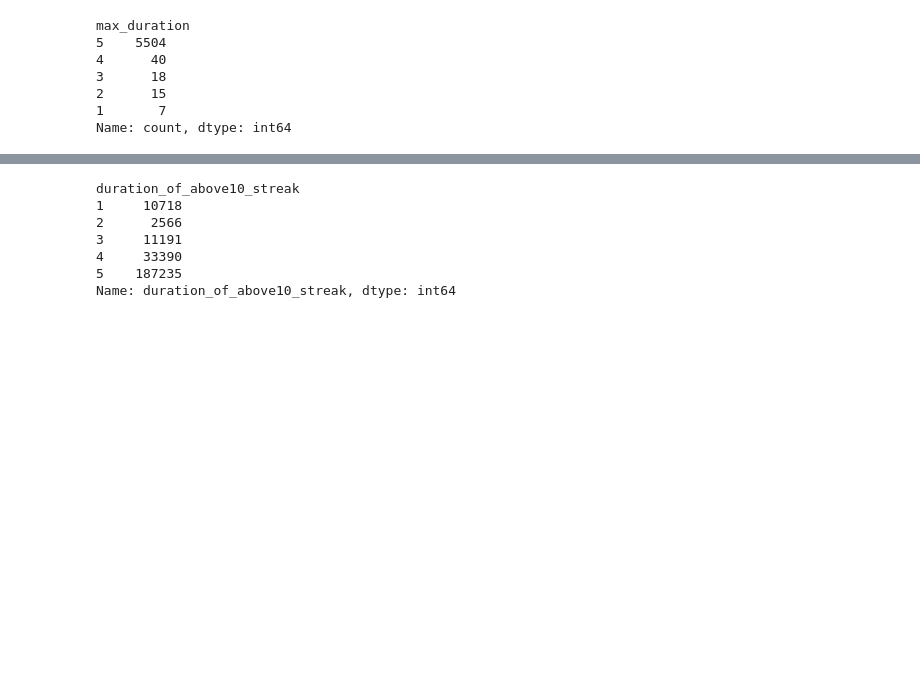
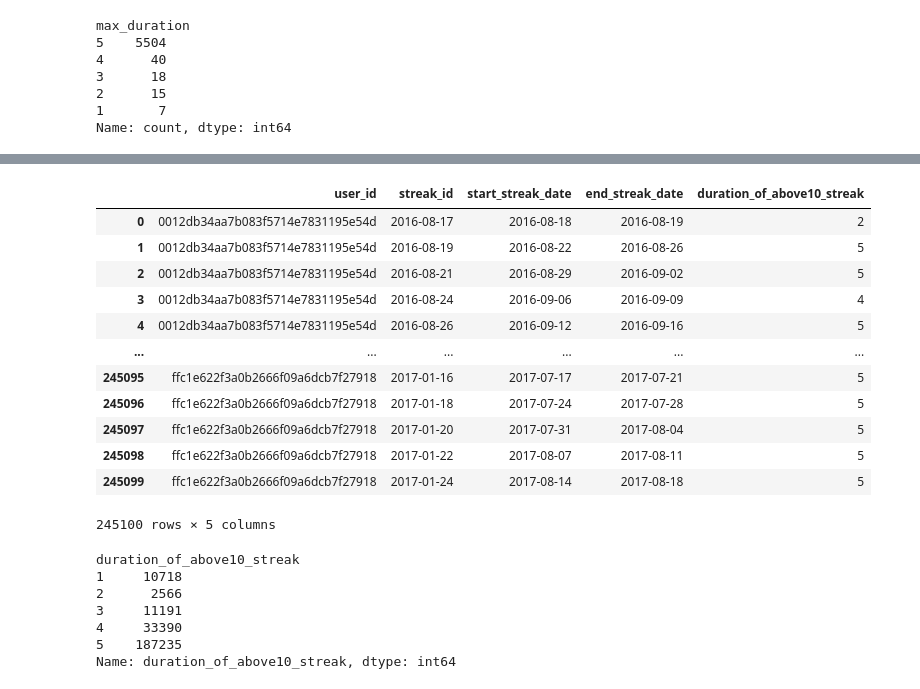
Before and after one commit to Michelangelo20/robinhood_classifer, a Jupyter notebook: src/notebook/rh_classifier_EDA_pt1.ipynb, the cells around one changed output, grey strips where cells are left out. Saved outputs shown, nothing was run; the diff lists cells and outputs as text; code cells hidden in the pictures; blank space fills up the shorter version.

```diff
--- a/src/notebook/rh_classifier_EDA_pt1.ipynb
+++ b/src/notebook/rh_classifier_EDA_pt1.ipynb
@@ -436,3 +452,19 @@ Name: count, dtype: int64
+# %%
+grouped_df
+# %% [output]
+|  | user_id | streak_id | start_streak_date | end_streak_date | duration_of_above10_streak |
+| 0 | 0012db34aa7b083f5714e7831195e54d | 2016-08-17 | 2016-08-18 | 2016-08-19 | 2 |
+| 1 | 0012db34aa7b083f5714e7831195e54d | 2016-08-19 | 2016-08-22 | 2016-08-26 | 5 |
+| 2 | 0012db34aa7b083f5714e7831195e54d | 2016-08-21 | 2016-08-29 | 2016-09-02 | 5 |
+| 3 | 0012db34aa7b083f5714e7831195e54d | 2016-08-24 | 2016-09-06 | 2016-09-09 | 4 |
+| 4 | 0012db34aa7b083f5714e7831195e54d | 2016-08-26 | 2016-09-12 | 2016-09-16 | 5 |
+| ... | ... | ... | ... | ... | ... |
+| 245095 | ffc1e622f3a0b2666f09a6dcb7f27918 | 2017-01-16 | 2017-07-17 | 2017-07-21 | 5 |
+| 245096 | ffc1e622f3a0b2666f09a6dcb7f27918 | 2017-01-18 | 2017-07-24 | 2017-07-28 | 5 |
+| 245097 | ffc1e622f3a0b2666f09a6dcb7f27918 | 2017-01-20 | 2017-07-31 | 2017-08-04 | 5 |
+| 245098 | ffc1e622f3a0b2666f09a6dcb7f27918 | 2017-01-22 | 2017-08-07 | 2017-08-11 | 5 |
+| 245099 | ffc1e622f3a0b2666f09a6dcb7f27918 | 2017-01-24 | 2017-08-14 | 2017-08-18 | 5 |
+245100 rows × 5 columns
 # %%
 grouped_df.groupby(['duration_of_above10_streak'])['duration_of_above10_streak'].count()
 # %% [output]
```
Also changed, not shown: parts of 3 cells of this notebook.
